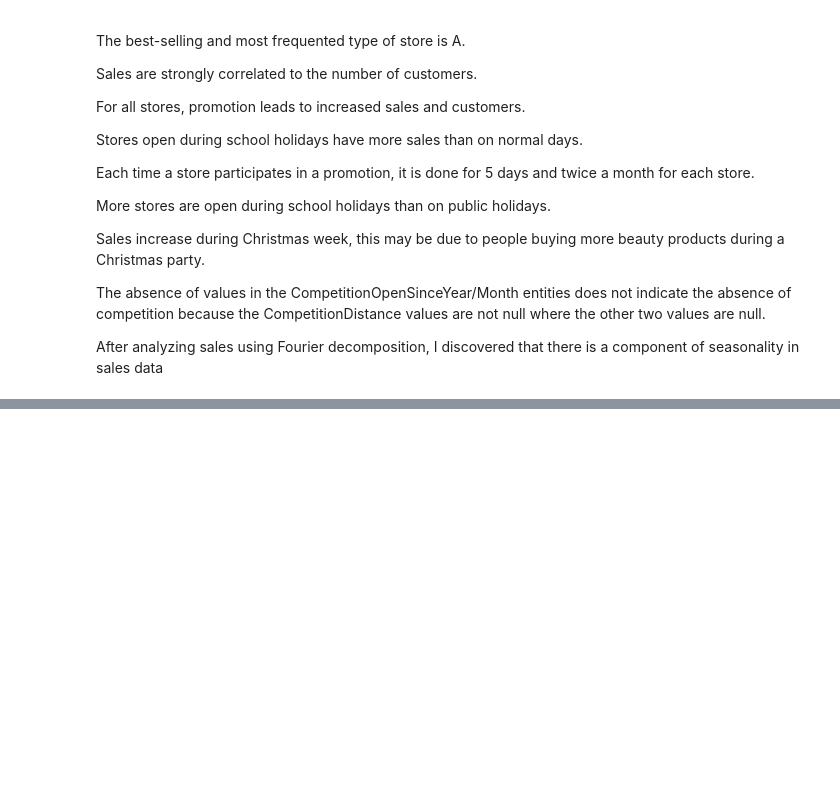
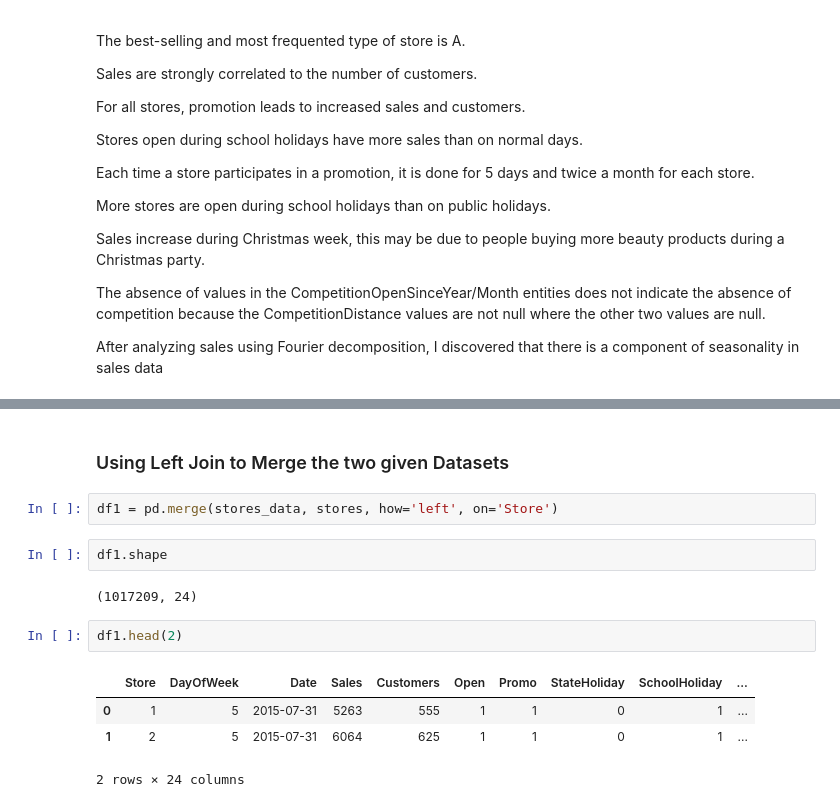
Before and after one commit to tusharsgaidhane/Retail_Sales_Prediction, a Jupyter notebook: Rossmann_Sales_Prediction_Capstone_Project.ipynb, the cells around one changed output, grey strips where cells are left out. Cells and saved outputs as stored; diff of their text form; blank space fills up the shorter version.

```diff
--- a/Rossmann_Sales_Prediction_Capstone_Project.ipynb
+++ b/Rossmann_Sales_Prediction_Capstone_Project.ipynb
@@ -595,0 +613,15 @@ After analyzing sales using Fourier decomposition, I discovered that there is a
+# %% [markdown]
+### Using Left Join to Merge the two given Datasets
+# %%
+df1 = pd.merge(stores_data, stores, how='left', on='Store')
+# %%
+df1.shape
+# %% [output]
+(1017209, 24)
+# %%
+df1.head(2)
+# %% [output]
+|  | Store | DayOfWeek | Date | Sales | Customers | Open | Promo | StateHoliday | SchoolHoliday | ... |
+| 0 | 1 | 5 | 2015-07-31 | 5263 | 555 | 1 | 1 | 0 | 1 | ... |
+| 1 | 2 | 5 | 2015-07-31 | 6064 | 625 | 1 | 1 | 0 | 1 | ... |
+2 rows × 24 columns
```
Also changed, not shown: parts of 21 cells of this notebook.
